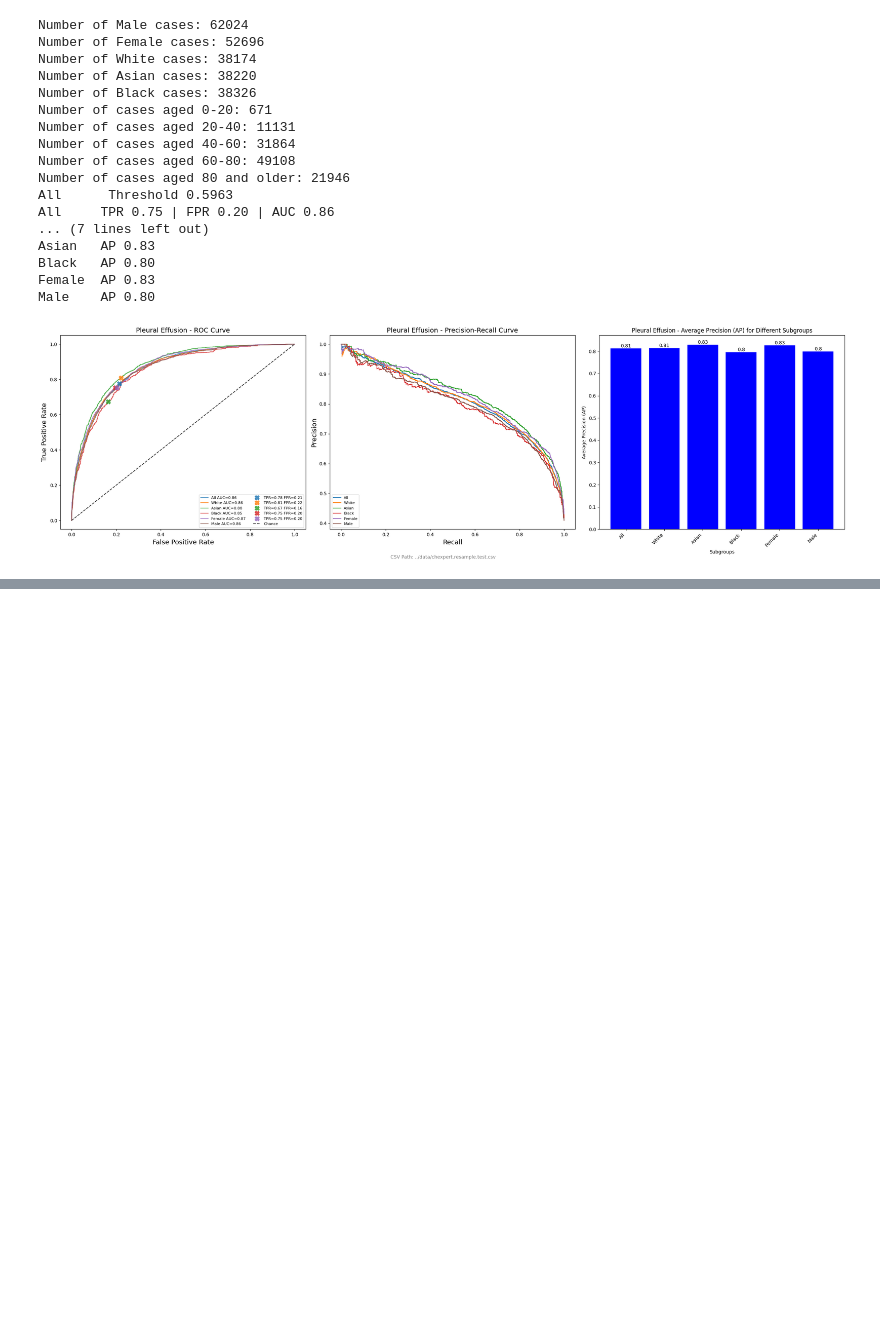
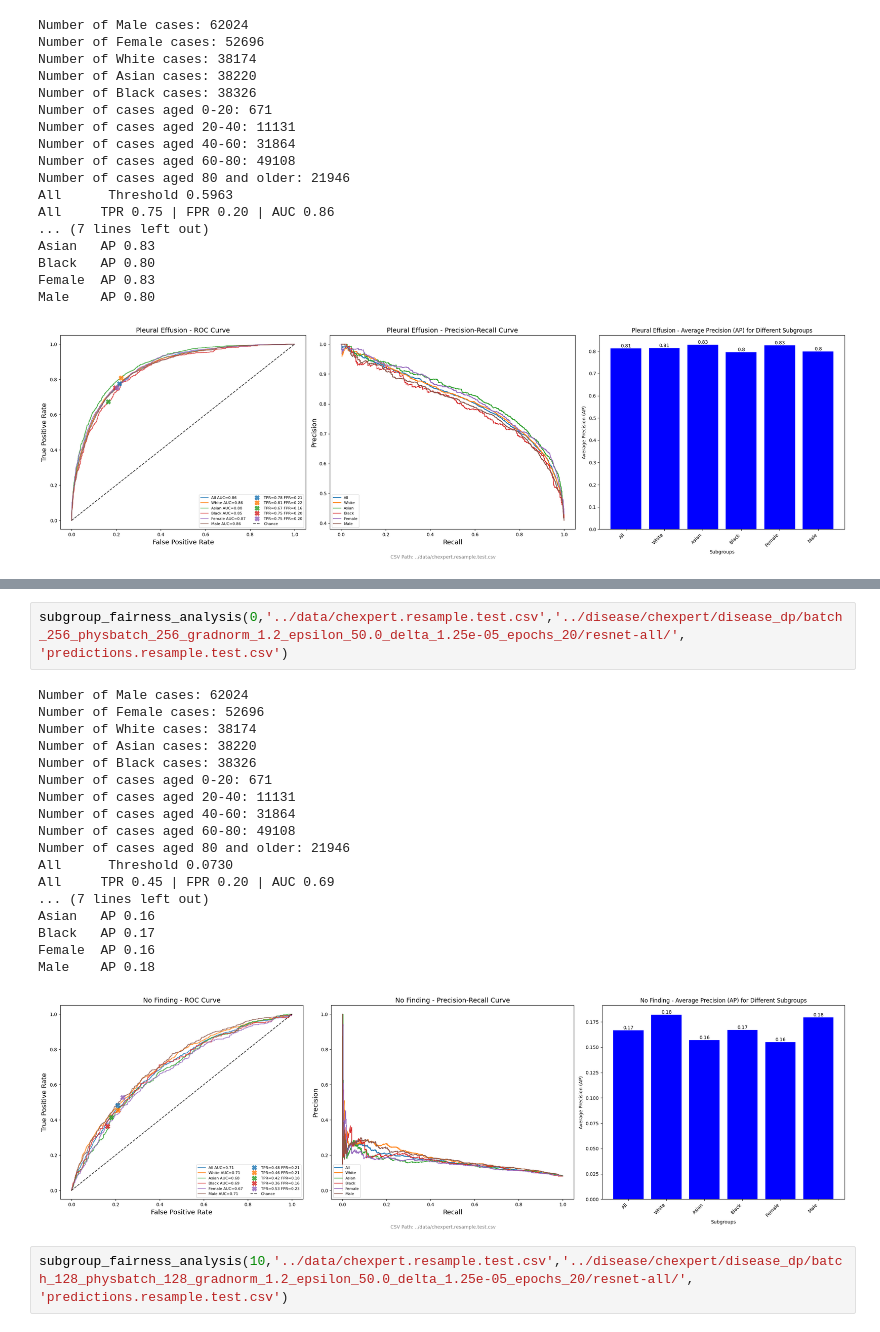
Before and after one commit to GivralNguyen/Towards-Fair-and-Private-AI-in-Chest-Radiograph-Analysis, a Jupyter notebook: metrics/chexpert.predictions.ipynb, the cells around one changed output, grey strips where cells are left out. Saved outputs shown, nothing was run; the diff lists cells and outputs as text; blank space fills up the shorter version.

```diff
--- a/metrics/chexpert.predictions.ipynb
+++ b/metrics/chexpert.predictions.ipynb
@@ -417,0 +418,23 @@ Male    AP 0.54
+# %%
+subgroup_fairness_analysis(0,'../data/chexpert.resample.test.csv','../disease/chexpert/disease_dp/batch_256_physbatch_256_gradnorm_1.2_epsilon_50.0_delta_1.25e-05_epochs_20/resnet-all/', 'predictions.resample.test.csv')
+# %% [output]
+Number of Male cases: 62024
+Number of Female cases: 52696
+Number of White cases: 38174
+Number of Asian cases: 38220
+Number of Black cases: 38326
+Number of cases aged 0-20: 671
+Number of cases aged 20-40: 11131
+Number of cases aged 40-60: 31864
+Number of cases aged 60-80: 49108
+Number of cases aged 80 and older: 21946
+All      Threshold 0.0730
+All     TPR 0.45 | FPR 0.20 | AUC 0.69
+... (7 lines left out)
+Asian   AP 0.16
+Black   AP 0.17
+Female  AP 0.16
+Male    AP 0.18
+[figure, added]
+# %%
+subgroup_fairness_analysis(10,'../data/chexpert.resample.test.csv','../disease/chexpert/disease_dp/batch_128_physbatch_128_gradnorm_1.2_epsilon_50.0_delta_1.25e-05_epochs_20/resnet-all/', 'predictions.resample.test.csv')
```
Also changed, not shown: parts of 3 cells of this notebook, 11 other files.
